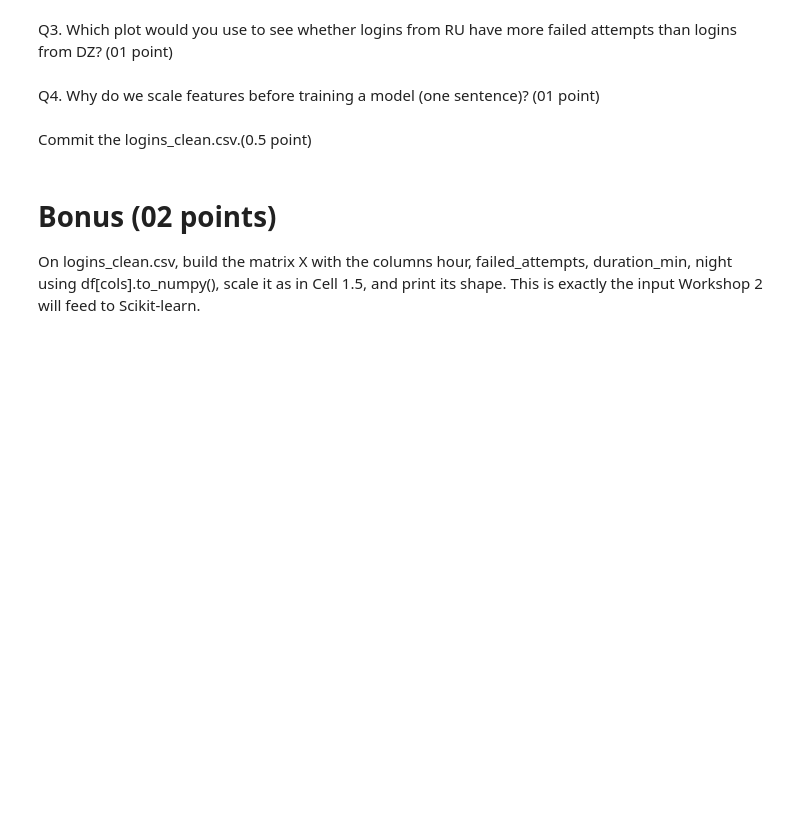
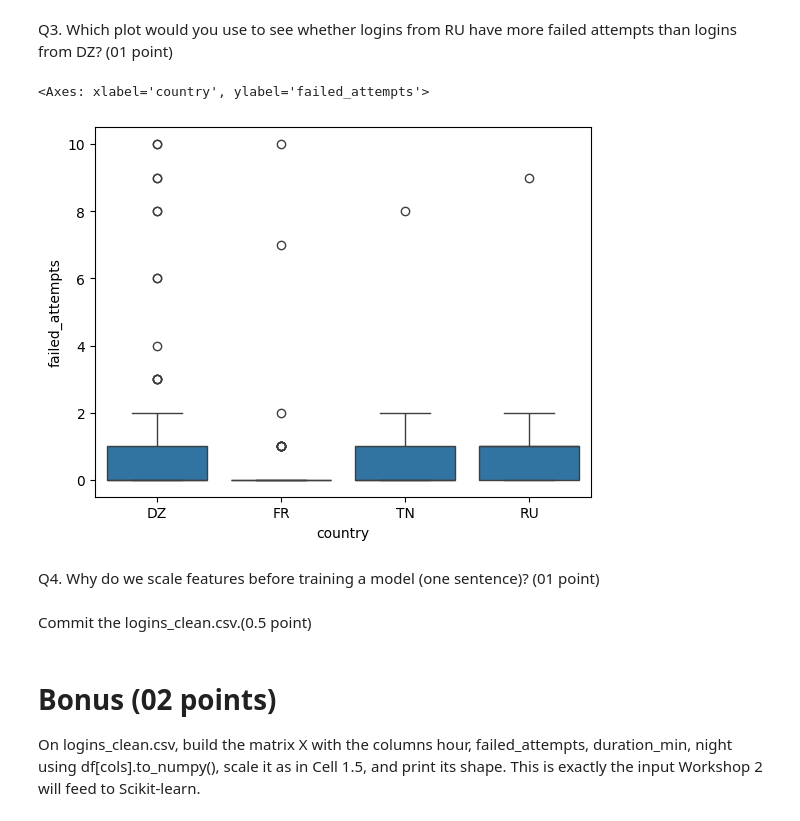
Before and after one commit to Hiba433/TP1, a Jupyter notebook: tp1_1.ipynb, the cells around one changed output. Saved outputs shown, nothing was run; the diff lists cells and outputs as text; code cells hidden in the pictures; blank space fills up the shorter version.

```diff
--- a/tp1_1.ipynb
+++ b/tp1_1.ipynb
@@ -173,5 +195,9 @@ Q2. Give the Pandas command that shows the number of missing values in each colu
 Q3. Which plot would you use to see whether logins from RU have more failed attempts than logins from DZ? (01 point)
 # %%
 # Write your code here
+sns.boxplot(x='country', y='failed_attempts', data=log)
+# %% [output]
+<Axes: xlabel='country', ylabel='failed_attempts'>
+[figure, added]
 # %% [markdown]
 Q4. Why do we scale features before training a model (one sentence)? (01 point)
```
Also changed, not shown: parts of 9 cells of this notebook.
